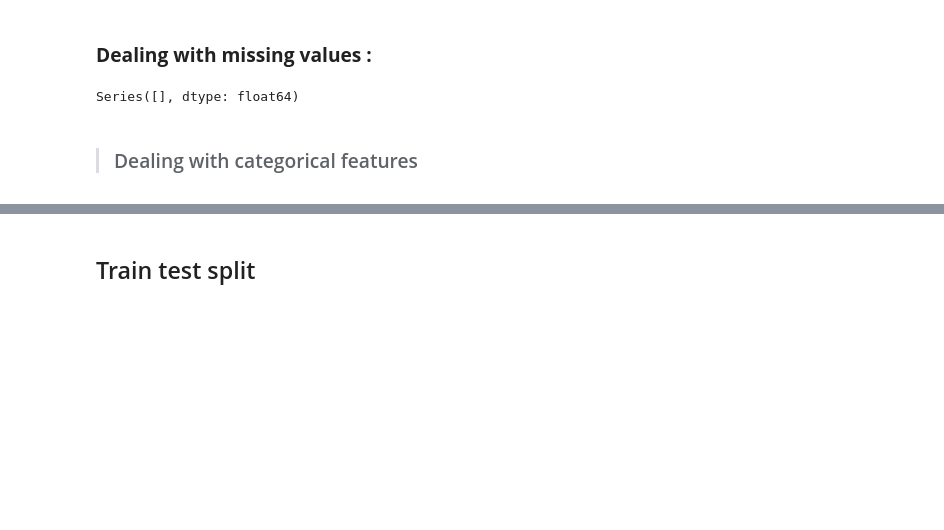
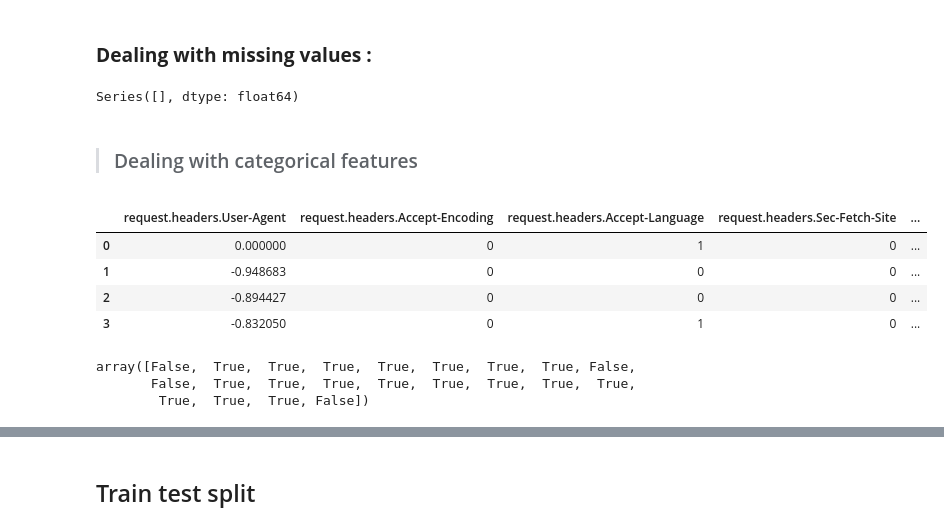
Before and after one commit to d0lev/API-Security-Detection, a Jupyter notebook: challenge_1.ipynb, the cells around one changed output, grey strips where cells are left out. Cells and saved outputs as stored; diff of their text form; code cells hidden in the pictures; blank space fills up the shorter version.

```diff
--- a/challenge_1.ipynb
+++ b/challenge_1.ipynb
@@ -321 +411,9 @@ df = vectorize_df(dataset)
+# %%
+df.head(4)
+# %% [output]
+|  | request.headers.User-Agent | request.headers.Accept-Encoding | request.headers.Accept-Language | request.headers.Sec-Fetch-Site | ... |
+| 0 | 0.000000 | 0 | 1 | 0 | ... |
+| 1 | -0.948683 | 0 | 0 | 0 | ... |
+| 2 | -0.894427 | 0 | 0 | 0 | ... |
+| 3 | -0.832050 | 0 | 1 | 0 | ... |
 # %%
@@ -333 +433,7 @@ df = vectorize_df(dataset)
+# %%
+test.get_support()
+# %% [output]
+array([False,  True,  True,  True,  True,  True,  True,  True, False,
+       False,  True,  True,  True,  True,  True,  True,  True,  True,
+        True,  True,  True, False])
 # %%
```
Also changed, not shown: parts of 27 cells of this notebook.
